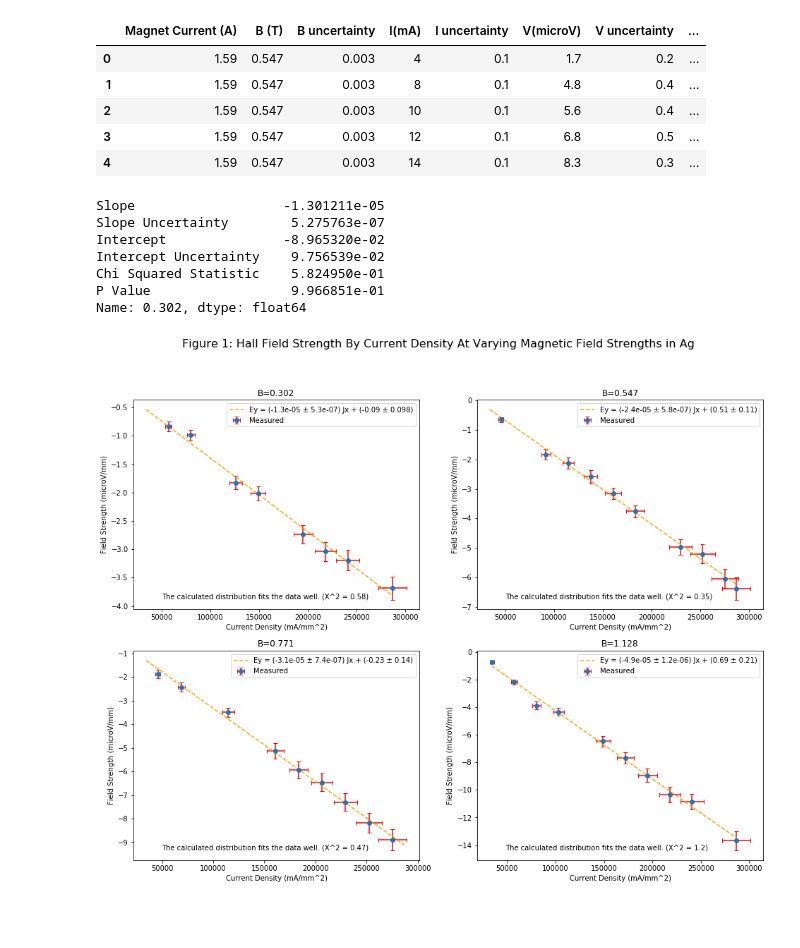
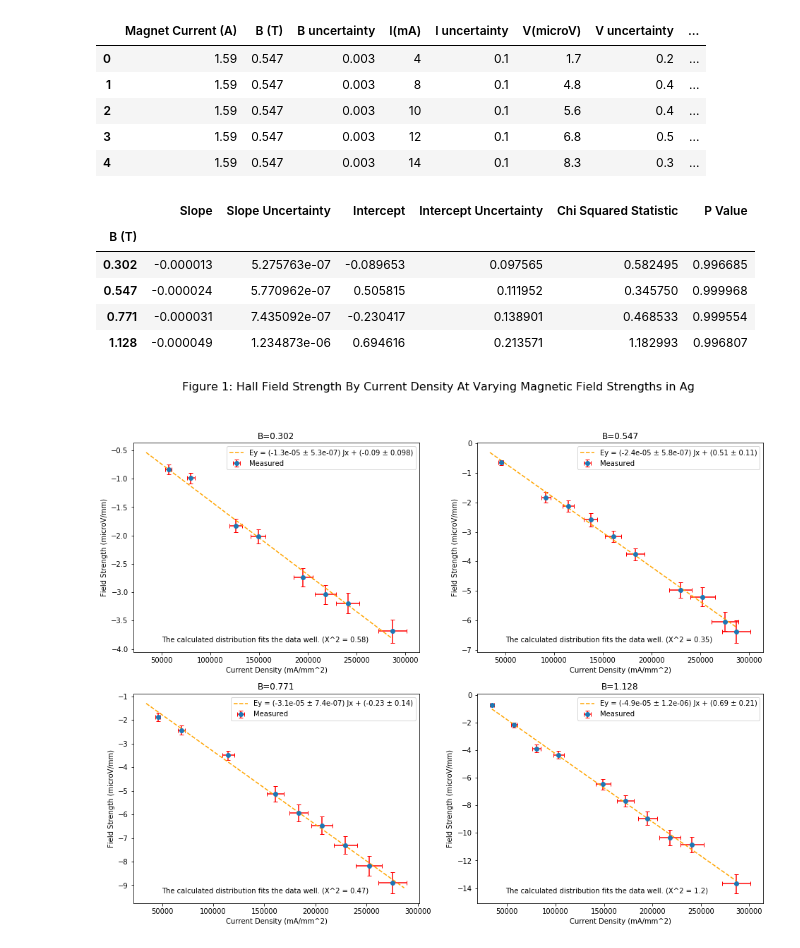
Before and after one commit to HPrickettMorgan/PHY293_Analysis, a Jupyter notebook: Jx_Vs_Vh_Ag.ipynb, the cells around one changed output. Drawn from its saved outputs; the diff is of its cells as text; code cells hidden in the pictures; blank space fills up the shorter version.

```diff
--- a/Jx_Vs_Vh_Ag.ipynb
+++ b/Jx_Vs_Vh_Ag.ipynb
@@ -92,15 +92,14 @@ def calculate_linreg_features(df_group):
     })
 # %%
 linregs = df.groupby("B (T)").apply(calculate_linreg_features)
-linregs.loc[0.302]
+linregs
 # %% [output]
-Slope                   -1.301211e-05
-Slope Uncertainty        5.275763e-07
-Intercept               -8.965320e-02
-Intercept Uncertainty    9.756539e-02
-Chi Squared Statistic    5.824950e-01
-P Value                  9.966851e-01
-Name: 0.302, dtype: float64
+|  | Slope | Slope Uncertainty | Intercept | Intercept Uncertainty | Chi Squared Statistic | P Value |
+| B (T) |  |  |  |  |  |  |
+| 0.302 | -0.000013 | 5.275763e-07 | -0.089653 | 0.097565 | 0.582495 | 0.996685 |
+| 0.547 | -0.000024 | 5.770962e-07 | 0.505815 | 0.111952 | 0.345750 | 0.999968 |
+| 0.771 | -0.000031 | 7.435092e-07 | -0.230417 | 0.138901 | 0.468533 | 0.999554 |
+| 1.128 | -0.000049 | 1.234873e-06 | 0.694616 | 0.213571 | 1.182993 | 0.996807 |
 # %%
 from numpy import linspace
 fig, axs = plt.subplots(2,2)
```
Also changed, not shown: parts of 2 cells of this notebook.
